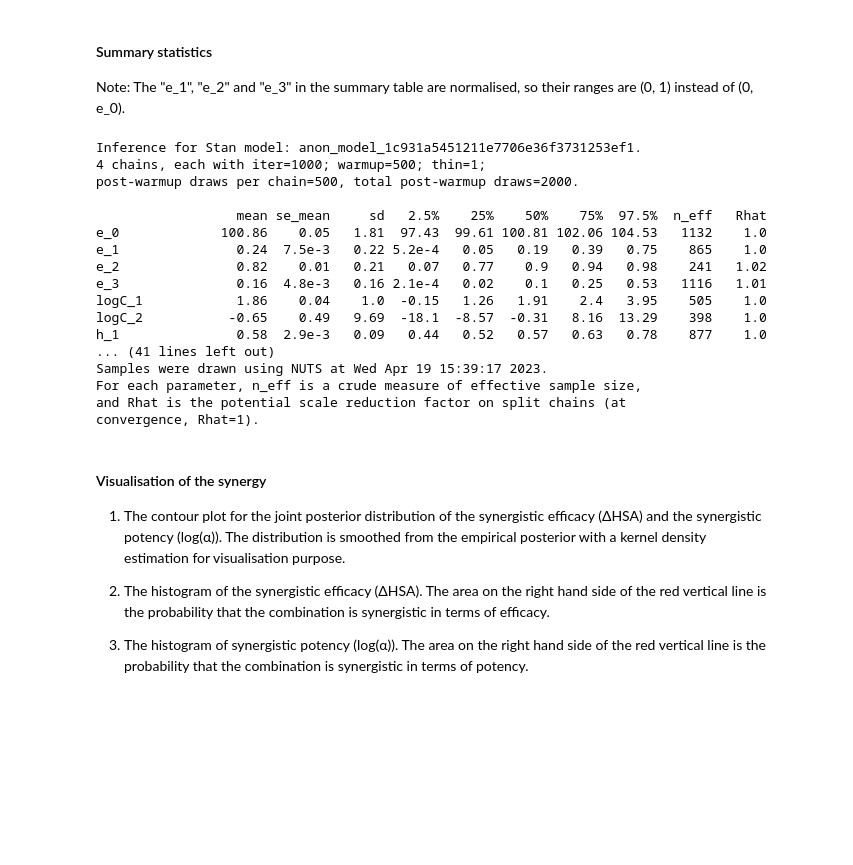
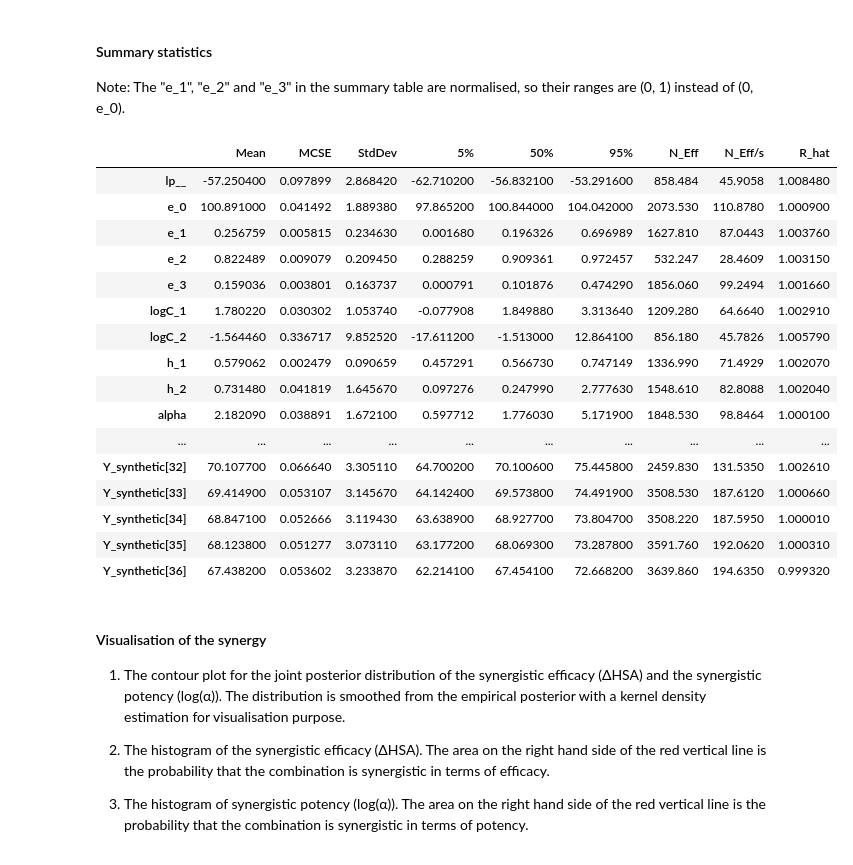
Before and after one commit to HaotingZhang1/SynBa, a Jupyter notebook: synba_combo.ipynb, the cells around one changed output. Cells and saved outputs as stored; diff of their text form; code cells hidden in the pictures; blank space fills up the shorter version.

```diff
--- a/synba_combo.ipynb
+++ b/synba_combo.ipynb
@@ -200,35 +204,31 @@ but if this warning occurs often then your model may be either severely ill-cond
 #### Summary statistics
 
 Note: The "e_1", "e_2" and "e_3" in the summary table are normalised, so their ranges are (0, 1) instead of (0, e_0).
+# %%
+fit.summary()
+# %% [output]
+|  | Mean | MCSE | StdDev | 5% | 50% | 95% | N_Eff | N_Eff/s | R_hat |
+| lp__ | -57.250400 | 0.097899 | 2.868420 | -62.710200 | -56.832100 | -53.291600 | 858.484 | 45.9058 | 1.008480 |
+| e_0 | 100.891000 | 0.041492 | 1.889380 | 97.865200 | 100.844000 | 104.042000 | 2073.530 | 110.8780 | 1.000900 |
+| e_1 | 0.256759 | 0.005815 | 0.234630 | 0.001680 | 0.196326 | 0.696989 | 1627.810 | 87.0443 | 1.003760 |
+| e_2 | 0.822489 | 0.009079 | 0.209450 | 0.288259 | 0.909361 | 0.972457 | 532.247 | 28.4609 | 1.003150 |
+| e_3 | 0.159036 | 0.003801 | 0.163737 | 0.000791 | 0.101876 | 0.474290 | 1856.060 | 99.2494 | 1.001660 |
+| logC_1 | 1.780220 | 0.030302 | 1.053740 | -0.077908 | 1.849880 | 3.313640 | 1209.280 | 64.6640 | 1.002910 |
+| logC_2 | -1.564460 | 0.336717 | 9.852520 | -17.611200 | -1.513000 | 12.864100 | 856.180 | 45.7826 | 1.005790 |
+| h_1 | 0.579062 | 0.002479 | 0.090659 | 0.457291 | 0.566730 | 0.747149 | 1336.990 | 71.4929 | 1.002070 |
+| h_2 | 0.731480 | 0.041819 | 1.645670 | 0.097276 | 0.247990 | 2.777630 | 1548.610 | 82.8088 | 1.002040 |
+| alpha | 2.182090 | 0.038891 | 1.672100 | 0.597712 | 1.776030 | 5.171900 | 1848.530 | 98.8464 | 1.000100 |
+| ... | ... | ... | ... | ... | ... | ... | ... | ... | ... |
+| Y_synthetic[32] | 70.107700 | 0.066640 | 3.305110 | 64.700200 | 70.100600 | 75.445800 | 2459.830 | 131.5350 | 1.002610 |
+| Y_synthetic[33] | 69.414900 | 0.053107 | 3.145670 | 64.142400 | 69.573800 | 74.491900 | 3508.530 | 187.6120 | 1.000660 |
+| Y_synthetic[34] | 68.847100 | 0.052666 | 3.119430 | 63.638900 | 68.927700 | 73.804700 | 3508.220 | 187.5950 | 1.000010 |
+| Y_synthetic[35] | 68.123800 | 0.051277 | 3.073110 | 63.177200 | 68.069300 | 73.287800 | 3591.760 | 192.0620 | 1.000310 |
+| Y_synthetic[36] | 67.438200 | 0.053602 | 3.233870 | 62.214100 | 67.454100 | 72.668200 | 3639.860 | 194.6350 | 0.999320 |
 # %%
-# diagnostics
-summary_dict = fit.summary()
-df = pd.DataFrame(summary_dict['summary'], columns=summary_dict['summary_colnames'],
-                  index=summary_dict['summary_rownames'])
 # Extracting traces
-e_0, e_1, e_2, e_3 = fit['e_0'], fit['e_1'], fit['e_2'], fit['e_3']
-logC_1, logC_2, h_1, h_2 = fit['logC_1'], fit['logC_2'], fit['h_1'], fit['h_2']
-alpha, sigma = fit['alpha'], fit['sigma']
-
-print(fit.stansummary())
+e0, e1, e2, e3 = fit.stan_variable('e_0'), fit.stan_variable('e_1'), fit.stan_variable('e_2'), fit.stan_variable('e_3')
+logC1, logC2, h1, h2 = fit.stan_variable('logC_1'), fit.stan_variable('logC_2'), fit.stan_variable('h_1'), fit.stan_variable('h_2')
+alpha, sigma = fit.stan_variable('alpha'), fit.stan_variable('sigma')
-# %% [output]
-Inference for Stan model: anon_model_1c931a5451211e7706e36f3731253ef1.
-4 chains, each with iter=1000; warmup=500; thin=1;
-post-warmup draws per chain=500, total post-warmup draws=2000.
-
-                  mean se_mean     sd   2.5%    25%    50%    75%  97.5%  n_eff   Rhat
-e_0             100.86    0.05   1.81  97.43  99.61 100.81 102.06 104.53   1132    1.0
-e_1               0.24  7.5e-3   0.22 5.2e-4   0.05   0.19   0.39   0.75    865    1.0
-e_2               0.82    0.01   0.21   0.07   0.77    0.9   0.94   0.98    241   1.02
-e_3               0.16  4.8e-3   0.16 2.1e-4   0.02    0.1   0.25   0.53   1116   1.01
-logC_1            1.86    0.04    1.0  -0.15   1.26   1.91    2.4   3.95    505    1.0
-logC_2           -0.65    0.49   9.69  -18.1  -8.57  -0.31   8.16  13.29    398    1.0
-h_1               0.58  2.9e-3   0.09   0.44   0.52   0.57   0.63   0.78    877    1.0
-... (41 lines left out)
-Samples were drawn using NUTS at Wed Apr 19 15:39:17 2023.
-For each parameter, n_eff is a crude measure of effective sample size,
-and Rhat is the potential scale reduction factor on split chains (at
-convergence, Rhat=1).
 # %% [markdown]
 #### Visualisation of the synergy
 
```
Also changed, not shown: parts of 13 cells of this notebook, 4 other files.
